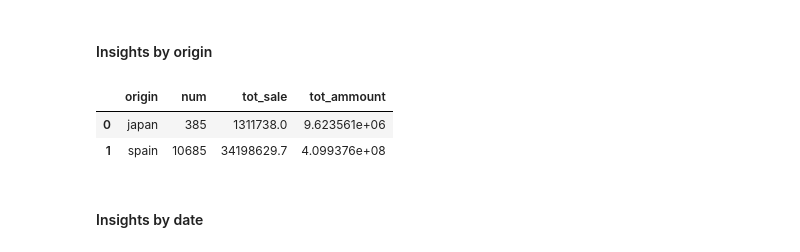
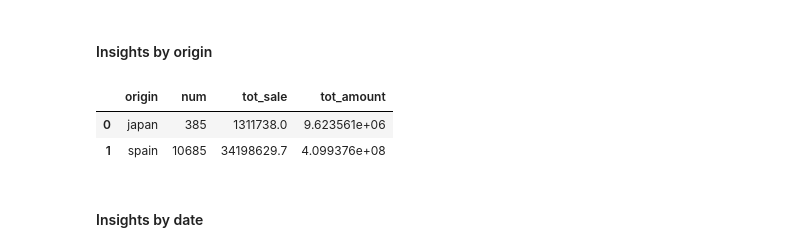
Before and after one commit to ricardoahumada/python-pandas, a Jupyter notebook: pandas/sols/ejercicios/04.1.Ejercicio_DataQ_Perfilado_sol.ipynb, the cells around one changed output. Saved outputs shown, nothing was run; the diff lists cells and outputs as text; code cells hidden in the pictures.

```diff
--- a/pandas/sols/ejercicios/04.1.Ejercicio_DataQ_Perfilado_sol.ipynb
+++ b/pandas/sols/ejercicios/04.1.Ejercicio_DataQ_Perfilado_sol.ipynb
@@ -581,11 +948,11 @@ customer_sales_pays.sort_values('tot_ammount', ascending=False)[
 #### Insights by origin
 # %%
 by_origin = merged_df.groupby('origin').agg(num=('complete_order_number', 'count'), tot_sale=(
-    'sales_amount', 'sum'), tot_ammount=('amount', 'sum')).reset_index()
+    'sales_amount', 'sum'), tot_amount=('amount', 'sum')).reset_index()
 
 by_origin
 # %% [output]
-|  | origin | num | tot_sale | tot_ammount |
+|  | origin | num | tot_sale | tot_amount |
 | 0 | japan | 385 | 1311738.0 | 9.623561e+06 |
 | 1 | spain | 10685 | 34198629.7 | 4.099376e+08 |
 # %% [markdown]
```
Also changed, not shown: parts of 46 cells of this notebook.
